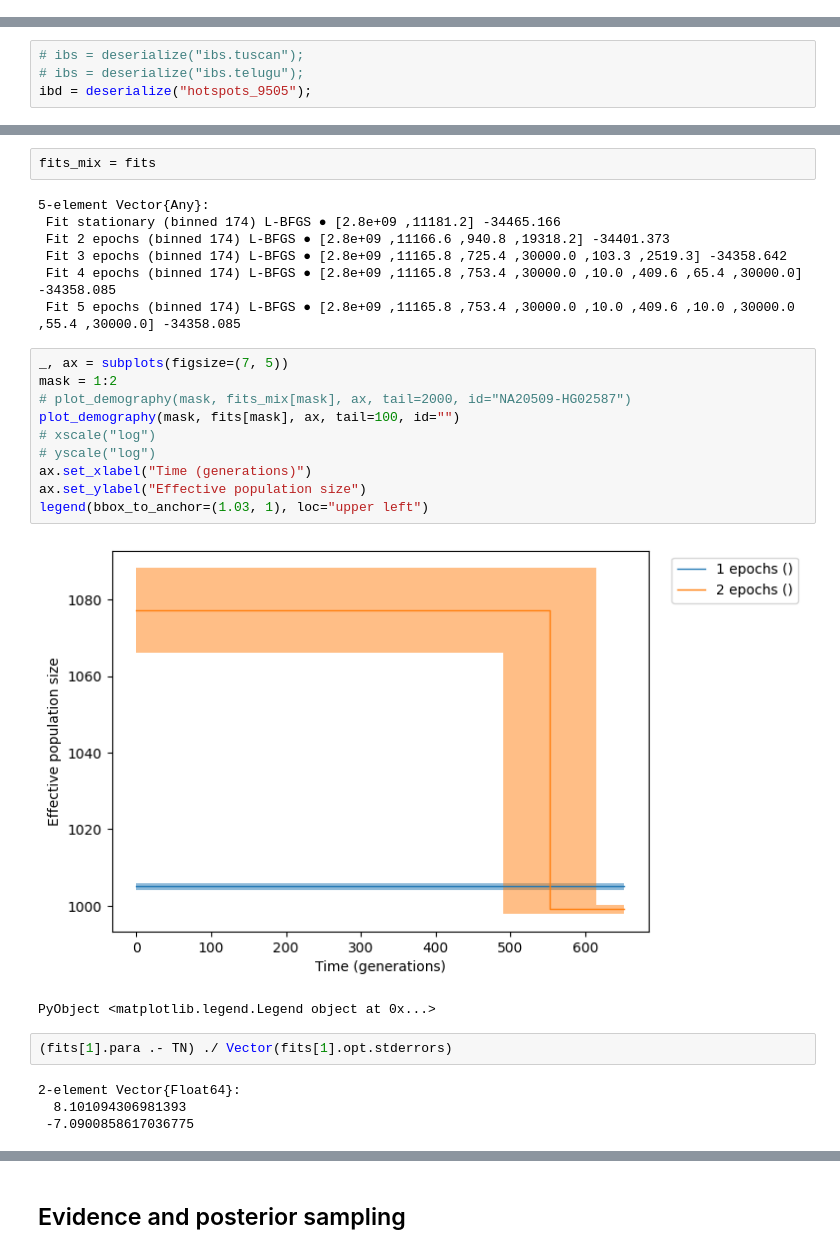
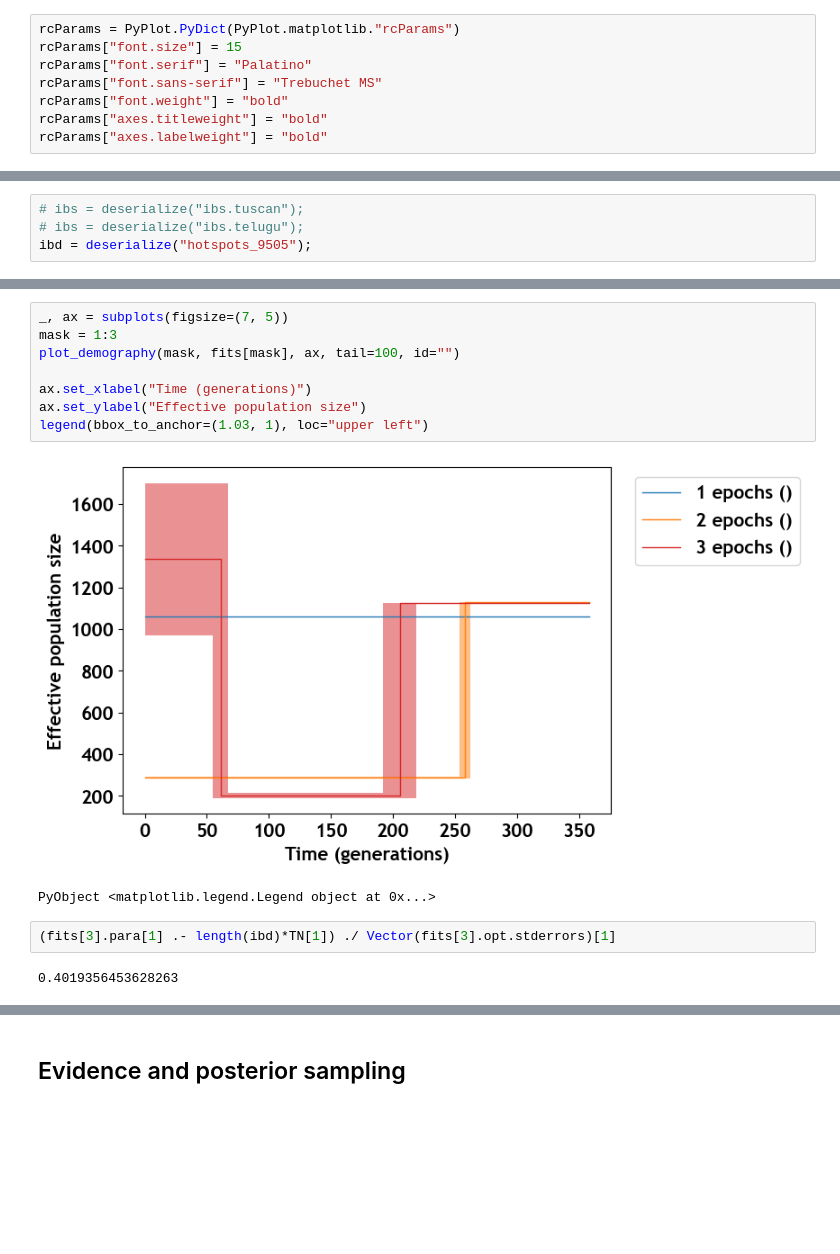
Before and after one commit to TommasoStentella/MSc-thesis-code, a Jupyter notebook: simulate.ipynb, the cells around one changed output, grey strips where cells are left out. Saved outputs shown, nothing was run; the diff lists cells and outputs as text; blank space fills up the shorter version.

Commit message:
simulate IBDs only, plots

```diff
--- a/simulate.ipynb
+++ b/simulate.ipynb
@@ -19,0 +20,8 @@ plot_demography (generic function with 1 method)
+# %%
+rcParams = PyPlot.PyDict(PyPlot.matplotlib."rcParams")
+rcParams["font.size"] = 15
+rcParams["font.serif"] = "Palatino"
+rcParams["font.sans-serif"] = "Trebuchet MS"
+rcParams["font.weight"] = "bold"
+rcParams["axes.titleweight"] = "bold"
+rcParams["axes.labelweight"] = "bold"
@@ -149,28 +252,15 @@ log-evidence: -404.4971906690648
-# %%
-fits_mix = fits
-# %% [output]
-5-element Vector{Any}:
- Fit stationary (binned 174) L-BFGS ● [2.8e+09 ,11181.2] -34465.166
- Fit 2 epochs (binned 174) L-BFGS ● [2.8e+09 ,11166.6 ,940.8 ,19318.2] -34401.373
- Fit 3 epochs (binned 174) L-BFGS ● [2.8e+09 ,11165.8 ,725.4 ,30000.0 ,103.3 ,2519.3] -34358.642
- Fit 4 epochs (binned 174) L-BFGS ● [2.8e+09 ,11165.8 ,753.4 ,30000.0 ,10.0 ,409.6 ,65.4 ,30000.0] -34358.085
- Fit 5 epochs (binned 174) L-BFGS ● [2.8e+09 ,11165.8 ,753.4 ,30000.0 ,10.0 ,409.6 ,10.0 ,30000.0 ,55.4 ,30000.0] -34358.085
 # %%
 _, ax = subplots(figsize=(7, 5))
-mask = 1:2
-# plot_demography(mask, fits_mix[mask], ax, tail=2000, id="NA20509-HG02587")
+mask = 1:3
 plot_demography(mask, fits[mask], ax, tail=100, id="")
-# xscale("log")
-# yscale("log")
+
 ax.set_xlabel("Time (generations)")
 ax.set_ylabel("Effective population size")
 legend(bbox_to_anchor=(1.03, 1), loc="upper left")
 # %% [output]
-[figure, old version]
+[figure, new version]
 PyObject <matplotlib.legend.Legend object at 0x...>
 # %%
-(fits[1].para .- TN) ./ Vector(fits[1].opt.stderrors)
+(fits[3].para[1] .- length(ibd)*TN[1]) ./ Vector(fits[3].opt.stderrors)[1]
 # %% [output]
-2-element Vector{Float64}:
-  8.101094306981393
- -7.0900858617036775
+0.4019356453628263
```
Also changed, not shown: parts of 15 cells of this notebook, 5 other files.
